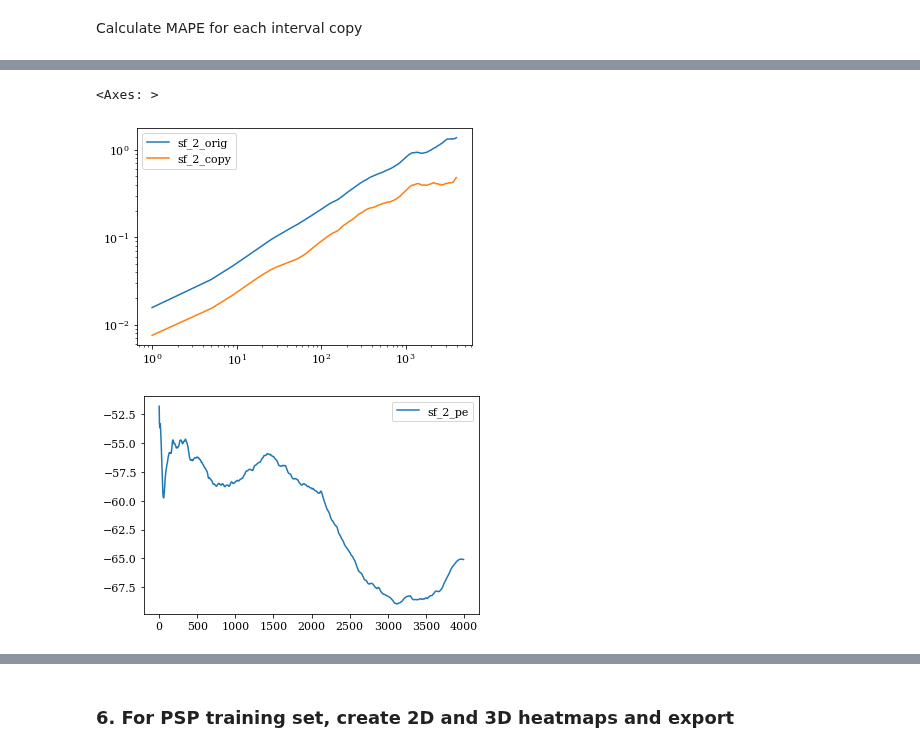
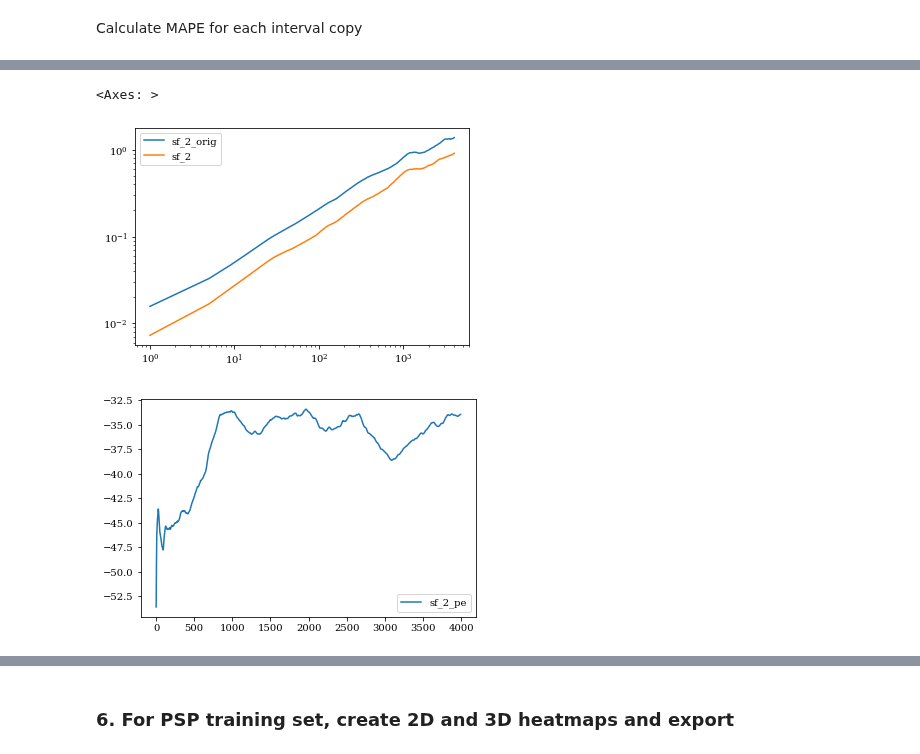
Before and after one commit to daniel-wrench/time_series_analysis, a Jupyter notebook: official_demo.ipynb, the cells around one changed output, grey strips where cells are left out. Drawn from its saved outputs; the diff is of its cells as text; code cells hidden in the pictures.

```diff
--- a/official_demo.ipynb
+++ b/official_demo.ipynb
@@ -323,7 +323,7 @@ ints_meta
 ### 3. Calculate the true SF and slope for each interval
 # %%
 lags = np.arange(1, 0.1 * len(ints[0]))
-powers = [0.5, 2]
+powers = [2]
 # %%
 sfs = pd.DataFrame()
 
@@ -391,7 +391,7 @@ for index in range(len(ints)):
         bad_output, slope = sf.compute_sf(pd.DataFrame(bad_input), lags, powers, False, False, [10,100])
         bad_output["int_index"] = index
         bad_output["version"] = j
-        bad_output["handling"] = "none"
+        bad_output["gap_handling"] = "none"
         sfs_copies = pd.concat([sfs_copies, bad_output])
 
         for handling in ["none", "lint"]:
@@ -402,12 +402,13 @@ for index in range(len(ints)):
 
             if handling == "none":
                 slopes_list.append(slope)
+                # Once we are done with computing the SF, add some metadata to the interval
                 bad_input_df = pd.DataFrame(bad_input)
-                bad_input_df["handling"] = handling
-                    # Once we are done with computing the SF, add some metadata to the interval
+                bad_input_df.reset_index(inplace=True)
                 bad_input_df["int_index"] = index
                 bad_input_df["version"] = j
-                sfs_copies = pd.concat([ints_copies, bad_input_df])
+                bad_input_df["gap_handling"] = handling
+                ints_copies = pd.concat([ints_copies, bad_input_df])
 
             elif handling == "lint":
                 interp_input = bad_input.interpolate(method="linear")
@@ -416,14 +417,15 @@ for index in range(len(ints)):
 
                 # # Once we are done with computing the SF, add some metadata to the interval
                 interp_input_df = pd.DataFrame(interp_input)
+                interp_input_df.reset_index(inplace=True)
                 interp_input_df["int_index"] = index
                 interp_input_df["version"] = j
-                interp_input_df["handling"] = handling
+                interp_input_df["gap_handling"] = handling
                 ints_copies = pd.concat([ints_copies, interp_input_df])
 
                 interp_output["int_index"] = index
                 interp_output["version"] = j
-                interp_output["handling"] = handling
+                interp_output["gap_handling"] = handling
 
                 # Correcting sample size and uncertainty for linear interpolation, same values as no handling
                 interp_output["missing_percent"] = bad_output["missing_percent"]
@@ -493,7 +456,7 @@ ints_meta_full
 # %%
-sfs_copies_full = pd.merge(sfs, sfs_copies, how="inner", on=["int_index", "lag"], suffixes=("_orig", "_copy"))
-sfs_copies_full["sf_2_pe"] = (sfs_copies_full["sf_2_copy"] - sfs_copies_full["sf_2_orig"]) / sfs_copies_full["sf_2_orig"] * 100
-sfs_copies_full.head()
+sfs_copies = pd.merge(sfs, sfs_copies, how="inner", on=["int_index", "lag"], suffixes=("_orig", ""))
+sfs_copies["sf_2_pe"] = (sfs_copies["sf_2"] - sfs_copies["sf_2_orig"]) / sfs_copies["sf_2_orig"] * 100
+sfs_copies
 # %% [output]
 |  | int_index | lag | n_orig | missing_percent_orig | sf_0.5_orig | sf_0.5_se_orig | sf_2_orig | ... |
 | 0 | 0 | 1.0 | 9999 | 0.0 | 0.239586 | 0.001398 | 0.015702 | ... |
@@ -520,10 +494,10 @@ means_list.append(mean_values)
 # %%
-check = sfs_copies_full[(sfs_copies_full["int_index"]==0) & (sfs_copies_full["version"]==0) & (sfs_copies_full["handling"]=="lint")]
-check[["sf_2_orig", "sf_2_copy"]].plot()
+check = sfs_copies[(sfs_copies["int_index"]==0) & (sfs_copies["version"]==0) & (sfs_copies["gap_handling"]=="lint")]
+check[["sf_2_orig", "sf_2"]].plot()
 plt.semilogx()
 plt.semilogy()
 check[[ "sf_2_pe"]].plot()
 # %% [output]
 <Axes: >
-[figure, old version]
+[figure, new version]
-[figure, old version]
+[figure, new version]
```
Also changed, not shown: parts of 28 cells of this notebook.
